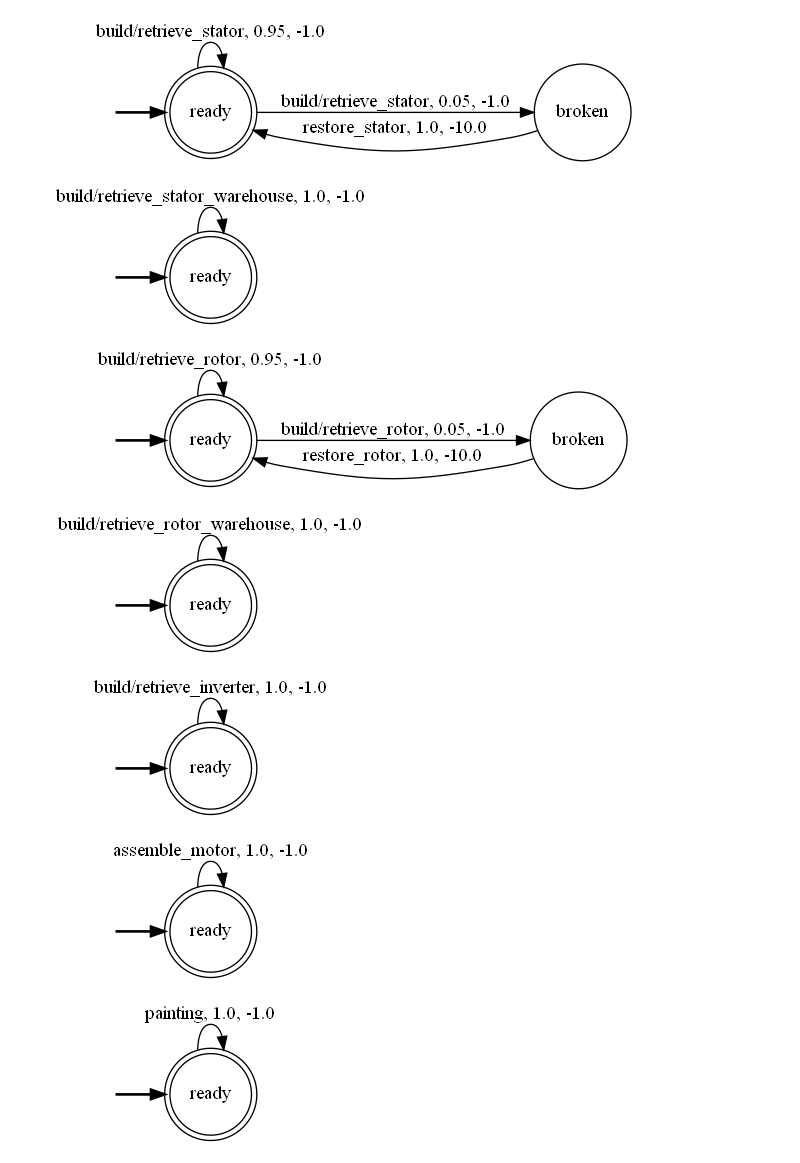
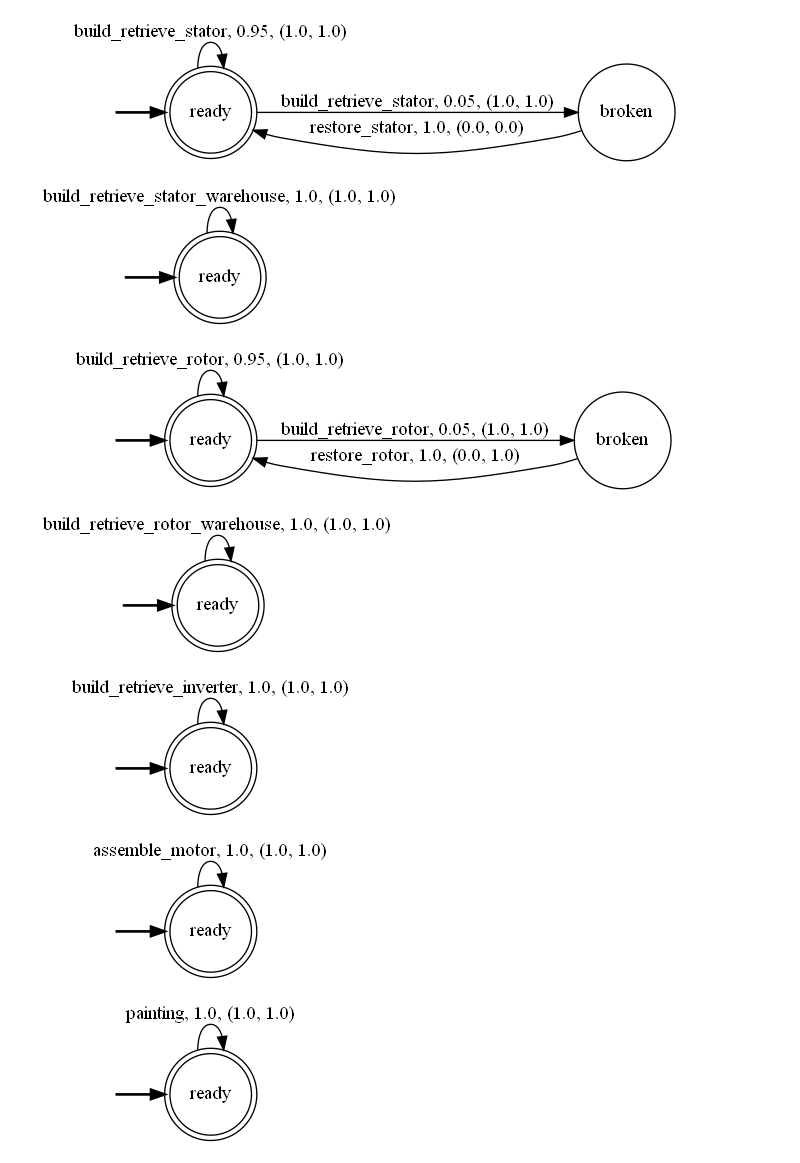
Before and after one commit to luusi/stochastic-service-composition-with-ltlf-goals, a Jupyter notebook: docs/notebooks/01-electric-motor-production.ipynb, the cells around one changed output. Cells and saved outputs as stored; diff of their text form; code cells hidden in the pictures.

```diff
--- a/docs/notebooks/01-electric-motor-production.ipynb
+++ b/docs/notebooks/01-electric-motor-production.ipynb
@@ -6,36 +12,36 @@ from stochastic_service_composition.composition import composition_mdp
 from stochastic_service_composition.services import build_service_from_transitions, Service
 from stochastic_service_composition.target import build_target_from_transitions
 # %%
-DEFAULT_REWARD = -1.0
-DEFAULT_BROKEN_REWARD = -10.0
+DEFAULT_REWARD = 1.0
+DEFAULT_BROKEN_REWARD = 0.0
 DEFAULT_BROKEN_PROB = 0.05
 # %%
 def stator_builder_service(broken_prob: float = DEFAULT_BROKEN_PROB, broken_reward: float = DEFAULT_BROKEN_REWARD, action_reward: float = DEFAULT_REWARD) -> Service:
     """Build the stator builder device."""
     assert 0.0 <= broken_prob <= 1.0
     success_prob = 1.0 - broken_prob
     transitions = {
         "ready": {
-          "build/retrieve_stator": ({"ready": success_prob, "broken": broken_prob}, action_reward),
+          "build_retrieve_stator": ({"ready": success_prob, "broken": broken_prob}, (action_reward, 1.0)),
         },
         "broken": {
-            "restore_stator": ({"ready": 1.0}, broken_reward),
+            "restore_stator": ({"ready": 1.0}, (broken_reward, 0.0)),
         },
 
     }
     final_states = {"ready"}
     initial_state = "ready"
     return build_service_from_transitions(transitions, initial_state, final_states) # type: ignore
 service_stator_builder=stator_builder_service()
 render_service(service_stator_builder)
 # %% [output]
-[figure, old version]
+[figure, new version]
 # %%
 def stator_warehouse_service(action_reward: float = DEFAULT_REWARD) -> Service:
     """Build the stator warehouse device."""
     transitions = {
         "ready": {
-            "build/retrieve_stator_warehouse": ({"ready": 1.0}, action_reward),
+            "build_retrieve_stator_warehouse": ({"ready": 1.0}, (action_reward, 1.0)),
         },
     }
     final_states = {"ready"}
@@ -44,7 +50,7 @@ def stator_warehouse_service(action_reward: float = DEFAULT_REWARD) -> Service:
 service_stator_warehouse=stator_warehouse_service()
 render_service(service_stator_warehouse)
 # %% [output]
-[figure, old version]
+[figure, new version]
 # %%
 def rotor_builder_service(broken_prob: float = DEFAULT_BROKEN_PROB, broken_reward: float = DEFAULT_BROKEN_REWARD, action_reward: float = DEFAULT_REWARD) -> Service:
     """Build the rotor builder device."""
@@ -52,10 +58,10 @@ def rotor_builder_service(broken_prob: float = DEFAULT_BROKEN_PROB, broken_rewar
     success_prob = 1.0 - broken_prob
     transitions = {
         "ready": {
-          "build/retrieve_rotor": ({"ready": success_prob, "broken": broken_prob}, action_reward),
+          "build_retrieve_rotor": ({"ready": success_prob, "broken": broken_prob}, (action_reward, 1.0)),
         },
         "broken": {
-            "restore_rotor": ({"ready": 1.0}, broken_reward),
+            "restore_rotor": ({"ready": 1.0}, (broken_reward, 1.0)),
         },
 
     }
@@ -65,13 +71,13 @@ def rotor_builder_service(broken_prob: float = DEFAULT_BROKEN_PROB, broken_rewar
 service_rotor_builder=rotor_builder_service()
 render_service(service_rotor_builder)
 # %% [output]
-[figure, old version]
+[figure, new version]
 # %%
 def rotor_warehouse_service(action_reward: float = DEFAULT_REWARD) -> Service:
     """Build the rotor warehouse device."""
     transitions = {
         "ready": {
-            "build/retrieve_rotor_warehouse": ({"ready": 1.0}, action_reward),
+            "build_retrieve_rotor_warehouse": ({"ready": 1.0}, (action_reward, 1.0)),
         },
     }
     final_states = {"ready"}
@@ -80,13 +86,13 @@ def rotor_warehouse_service(action_reward: float = DEFAULT_REWARD) -> Service:
 service_rotor_warehouse=rotor_warehouse_service()
 render_service(service_rotor_warehouse)
 # %% [output]
-[figure, old version]
+[figure, new version]
 # %%
 def inverter_warehouse_service(action_reward: float = DEFAULT_REWARD) -> Service:
     """Build the inverter warehouse device."""
     transitions = {
         "ready": {
-            "build/retrieve_inverter": ({"ready": 1.0}, action_reward),
+            "build_retrieve_inverter": ({"ready": 1.0}, (action_reward, 1.0)),
         },
     }
     final_states = {"ready"}
@@ -95,13 +101,13 @@ def inverter_warehouse_service(action_reward: float = DEFAULT_REWARD) -> Service
 service_inverter_warehouse=inverter_warehouse_service()
 render_service(service_inverter_warehouse)
 # %% [output]
-[figure, old version]
+[figure, new version]
 # %%
 def assembler_service(action_reward: float = DEFAULT_REWARD) -> Service:
     """Build the assembler device."""
     transitions = {
         "ready": {
-            "assemble_motor": ({"ready": 1.0}, action_reward),
+            "assemble_motor": ({"ready": 1.0}, (action_reward, 1.0)),
         },
     }
     final_states = {"ready"}
@@ -110,13 +116,13 @@ def assembler_service(action_reward: float = DEFAULT_REWARD) -> Service:
 service_assembler=assembler_service()
 render_service(service_assembler)
 # %% [output]
-[figure, old version]
+[figure, new version]
 # %%
 def painter_service(action_reward: float = DEFAULT_REWARD) -> Service:
     """Build the painter device."""
     transitions = {
         "ready": {
-            "painting": ({"ready": 1.0}, action_reward),
+            "painting": ({"ready": 1.0}, (action_reward, 1.0)),
         },
     }
     final_states = {"ready"}
@@ -125,7 +131,7 @@ def painter_service(action_reward: float = DEFAULT_REWARD) -> Service:
 service_painter=painter_service()
 render_service(service_painter)
 # %% [output]
-[figure, old version]
+[figure, new version]
 # %%
 def smart_tester_service(action_reward: float = DEFAULT_REWARD) -> Service:
     """Build the smart tester device."""
```
Also changed, not shown: parts of 10 cells of this notebook, 7 other files.
